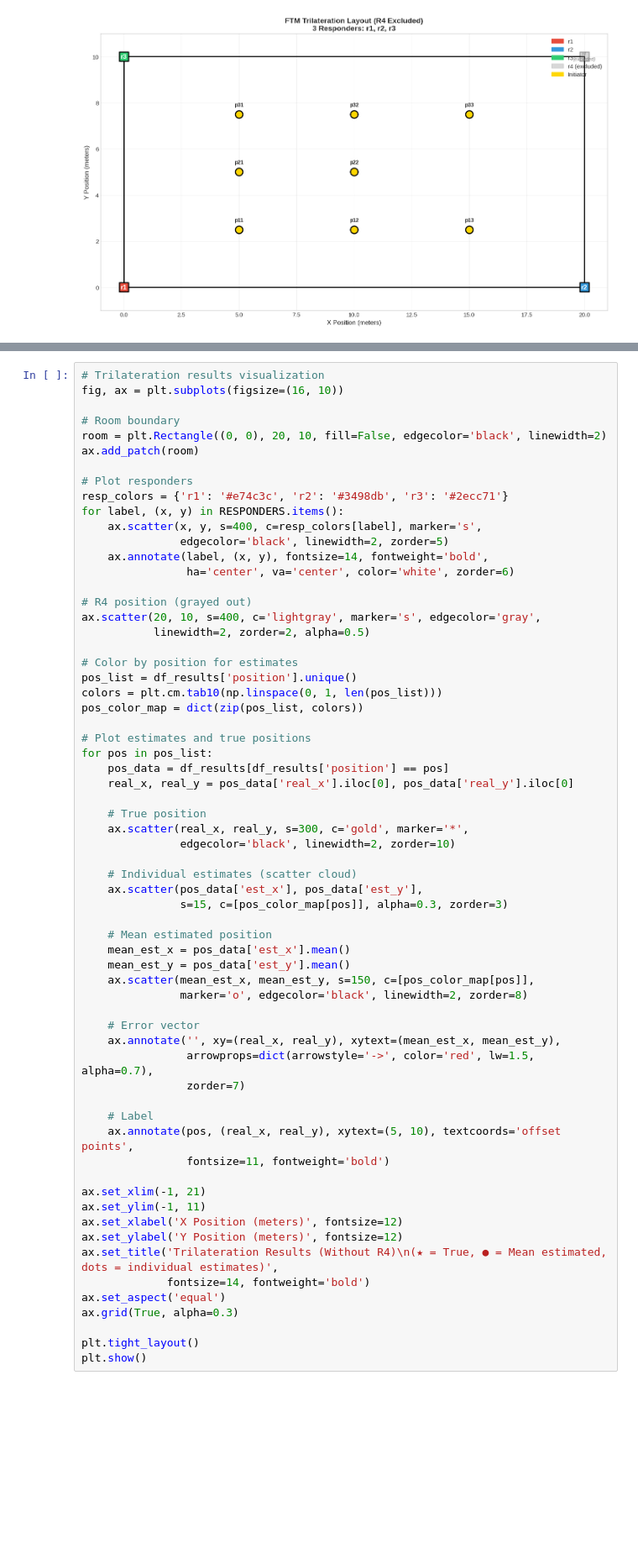
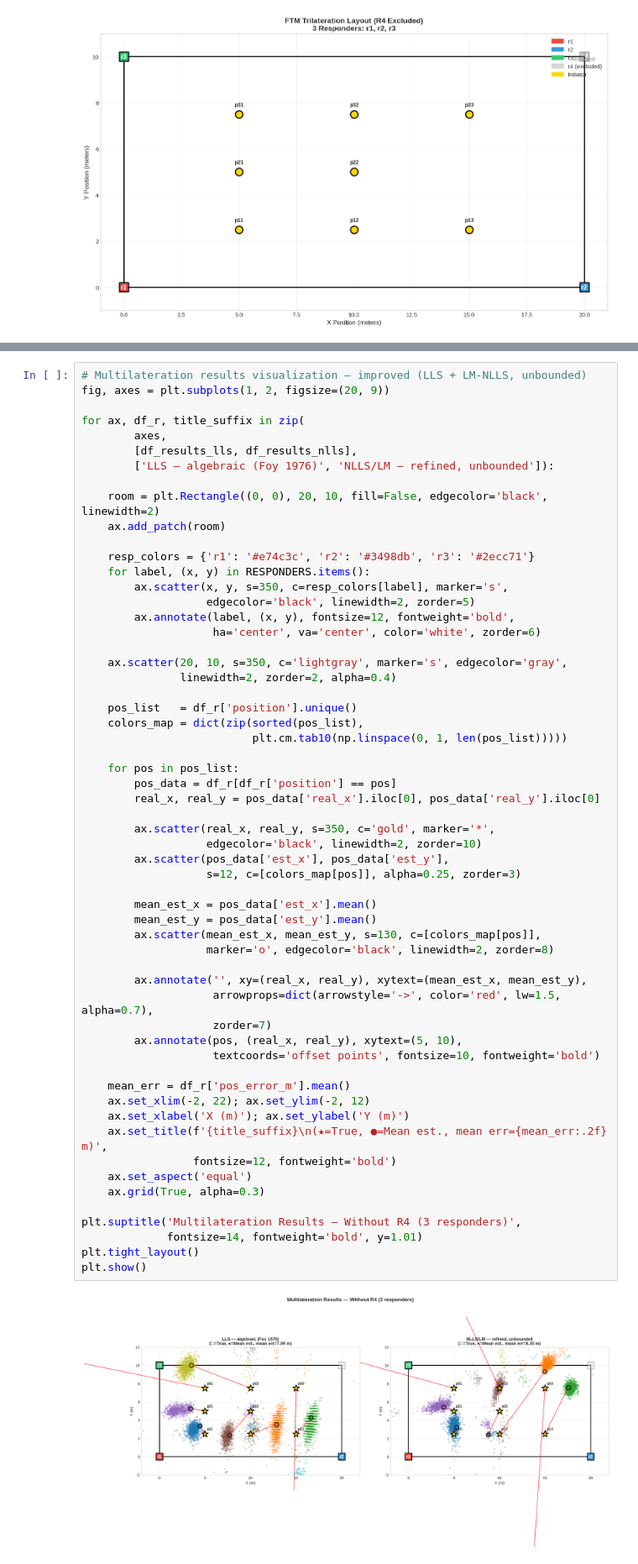
Before and after one commit to cbicari/ftm_data_graphs, a Jupyter notebook: ftm_analysis_without_r4.ipynb, the cells around one changed output, grey strips where cells are left out. Shown at 84% size. Cells and saved outputs as stored; diff of their text form; blank space fills up the shorter version.

```diff
--- a/ftm_analysis_without_r4.ipynb
+++ b/ftm_analysis_without_r4.ipynb
@@ -419,67 +643,63 @@ plt.show()
 # %%
-# Trilateration results visualization
-fig, ax = plt.subplots(figsize=(16, 10))
+# Multilateration results visualization — improved (LLS + LM-NLLS, unbounded)
+fig, axes = plt.subplots(1, 2, figsize=(20, 9))
 
-# Room boundary
-room = plt.Rectangle((0, 0), 20, 10, fill=False, edgecolor='black', linewidth=2)
-ax.add_patch(room)
+for ax, df_r, title_suffix in zip(
+        axes,
+        [df_results_lls, df_results_nlls],
+        ['LLS — algebraic (Foy 1976)', 'NLLS/LM — refined, unbounded']):
 
-# Plot responders
-resp_colors = {'r1': '#e74c3c', 'r2': '#3498db', 'r3': '#2ecc71'}
-for label, (x, y) in RESPONDERS.items():
-    ax.scatter(x, y, s=400, c=resp_colors[label], marker='s',
-               edgecolor='black', linewidth=2, zorder=5)
-    ax.annotate(label, (x, y), fontsize=14, fontweight='bold',
-                ha='center', va='center', color='white', zorder=6)
+    room = plt.Rectangle((0, 0), 20, 10, fill=False, edgecolor='black', linewidth=2)
+    ax.add_patch(room)
 
-# R4 position (grayed out)
-ax.scatter(20, 10, s=400, c='lightgray', marker='s', edgecolor='gray',
-           linewidth=2, zorder=2, alpha=0.5)
+    resp_colors = {'r1': '#e74c3c', 'r2': '#3498db', 'r3': '#2ecc71'}
+    for label, (x, y) in RESPONDERS.items():
+        ax.scatter(x, y, s=350, c=resp_colors[label], marker='s',
+                   edgecolor='black', linewidth=2, zorder=5)
+        ax.annotate(label, (x, y), fontsize=12, fontweight='bold',
+                    ha='center', va='center', color='white', zorder=6)
 
-# Color by position for estimates
-pos_list = df_results['position'].unique()
-colors = plt.cm.tab10(np.linspace(0, 1, len(pos_list)))
-pos_color_map = dict(zip(pos_list, colors))
+    ax.scatter(20, 10, s=350, c='lightgray', marker='s', edgecolor='gray',
+               linewidth=2, zorder=2, alpha=0.4)
 
-# Plot estimates and true positions
-for pos in pos_list:
-    pos_data = df_results[df_results['position'] == pos]
-    real_x, real_y = pos_data['real_x'].iloc[0], pos_data['real_y'].iloc[0]
+    pos_list   = df_r['position'].unique()
+    colors_map = dict(zip(sorted(pos_list),
+                          plt.cm.tab10(np.linspace(0, 1, len(pos_list)))))
 
-    # True position
-    ax.scatter(real_x, real_y, s=300, c='gold', marker='*',
-               edgecolor='black', linewidth=2, zorder=10)
+    for pos in pos_list:
+        pos_data = df_r[df_r['position'] == pos]
+        real_x, real_y = pos_data['real_x'].iloc[0], pos_data['real_y'].iloc[0]
 
-    # Individual estimates (scatter cloud)
-    ax.scatter(pos_data['est_x'], pos_data['est_y'],
-               s=15, c=[pos_color_map[pos]], alpha=0.3, zorder=3)
+        ax.scatter(real_x, real_y, s=350, c='gold', marker='*',
+                   edgecolor='black', linewidth=2, zorder=10)
+        ax.scatter(pos_data['est_x'], pos_data['est_y'],
+                   s=12, c=[colors_map[pos]], alpha=0.25, zorder=3)
 
-    # Mean estimated position
-    mean_est_x = pos_data['est_x'].mean()
-    mean_est_y = pos_data['est_y'].mean()
-    ax.scatter(mean_est_x, mean_est_y, s=150, c=[pos_color_map[pos]],
-               marker='o', edgecolor='black', linewidth=2, zorder=8)
+        mean_est_x = pos_data['est_x'].mean()
+        mean_est_y = pos_data['est_y'].mean()
+        ax.scatter(mean_est_x, mean_est_y, s=130, c=[colors_map[pos]],
+                   marker='o', edgecolor='black', linewidth=2, zorder=8)
 
-    # Error vector
-    ax.annotate('', xy=(real_x, real_y), xytext=(mean_est_x, mean_est_y),
-                arrowprops=dict(arrowstyle='->', color='red', lw=1.5, alpha=0.7),
-                zorder=7)
+        ax.annotate('', xy=(real_x, real_y), xytext=(mean_est_x, mean_est_y),
+                    arrowprops=dict(arrowstyle='->', color='red', lw=1.5, alpha=0.7),
+                    zorder=7)
+        ax.annotate(pos, (real_x, real_y), xytext=(5, 10),
+                    textcoords='offset points', fontsize=10, fontweight='bold')
 
-    # Label
-    ax.annotate(pos, (real_x, real_y), xytext=(5, 10), textcoords='offset points',
-                fontsize=11, fontweight='bold')
+    mean_err = df_r['pos_error_m'].mean()
+    ax.set_xlim(-2, 22); ax.set_ylim(-2, 12)
+    ax.set_xlabel('X (m)'); ax.set_ylabel('Y (m)')
+    ax.set_title(f'{title_suffix}\n(★=True, ●=Mean est., mean err={mean_err:.2f} m)',
+                 fontsize=12, fontweight='bold')
+    ax.set_aspect('equal')
+    ax.grid(True, alpha=0.3)
 
-ax.set_xlim(-1, 21)
-ax.set_ylim(-1, 11)
-ax.set_xlabel('X Position (meters)', fontsize=12)
-ax.set_ylabel('Y Position (meters)', fontsize=12)
-ax.set_title('Trilateration Results (Without R4)\n(★ = True, ● = Mean estimated, dots = individual estimates)',
-             fontsize=14, fontweight='bold')
-ax.set_aspect('equal')
-ax.grid(True, alpha=0.3)
-
+plt.suptitle('Multilateration Results — Without R4 (3 responders)',
+             fontsize=14, fontweight='bold', y=1.01)
 plt.tight_layout()
 plt.show()
+# %% [output]
+[figure, added]
 # %%
 # Distance rings visualization for a sample
 def plot_distance_rings_3resp(df, position, sample_num):
```
Also changed, not shown: parts of 10 cells of this notebook, 6 other files.
